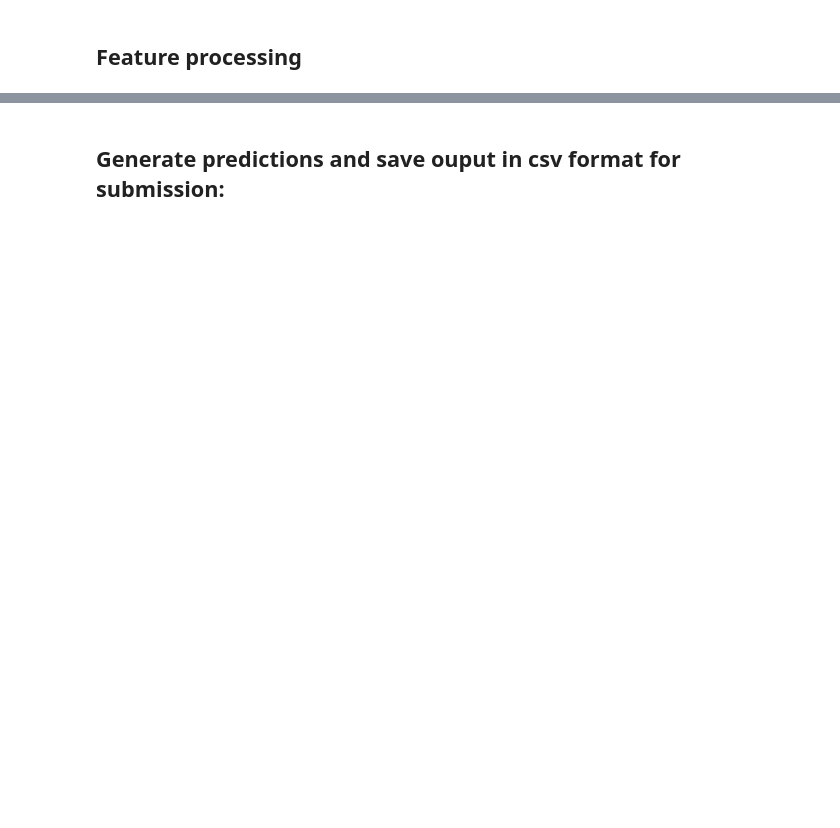
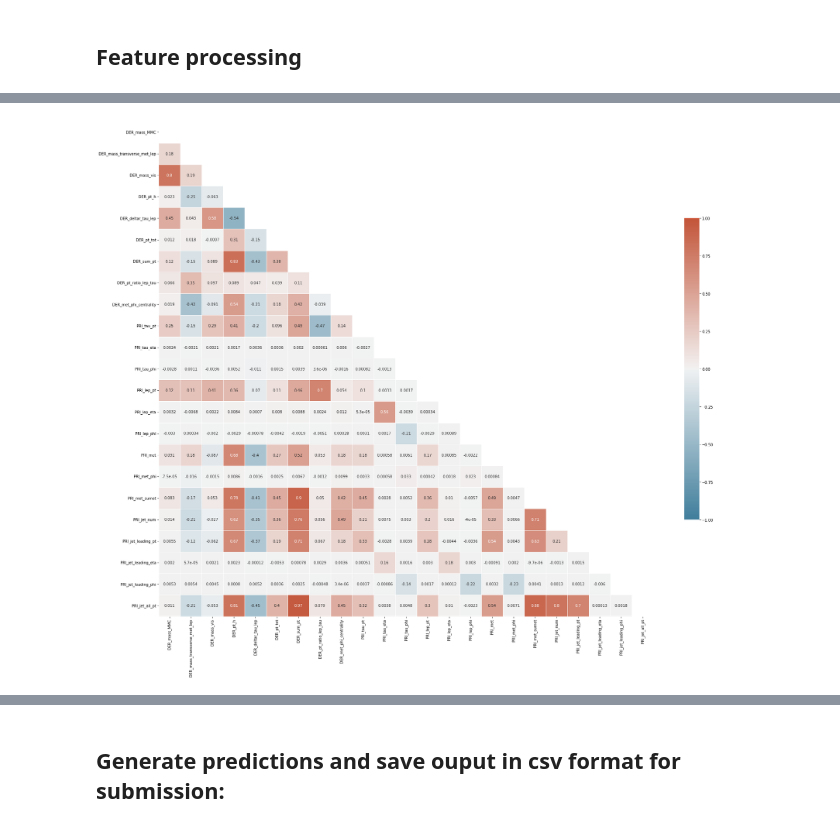
Before and after one commit to lichangling3/ML-Project-1, a Jupyter notebook: src/project1.ipynb, the cells around one changed output, grey strips where cells are left out. Cells and saved outputs as stored; diff of their text form; code cells hidden in the pictures; blank space fills up the shorter version.

```diff
--- a/src/project1.ipynb
+++ b/src/project1.ipynb
@@ -42,7 +43,7 @@ print(f"Number of columns: {D}")
 Number of rows: 250000
 Number of columns: 30
 # %%
-for i in range(D):
-    col = tx[:5, i]
-    print(f"Column {i:2d}: {col}")
+for i, colname in enumerate(column_names):
+    col = x_train[:5, i]
+    print(f"{i:2} - {colname:30s}: {col}")
 # %% [output]
@@ -137,0 +105,29 @@ np.unique(np.abs(pred - y), return_counts=True)
+# %%
+def handle_invalid(x, column_names=None):
+    """Takes a dataset and a list of columns names. Removes columns with too many invalid values.
+    Replaces remaining invalid values with mean of its respective column."""
+
+    invalid_value = -999.0
+    invalid_threshold = 0.7
+
+    # Remove columns with a pct of invalid values above 70%
+    pct_undef = (x <= invalid_value).mean(axis=0)
+    below_thresh = pct_undef < invalid_threshold
+
+    print(f"{(~below_thresh).sum()} columns are above the invalid threshold. Removing", end="\n\t")
+    if column_names is not None:
+        print(*column_names[~below_thresh], sep="\n\t")
+        column_names = column_names[below_thresh]
+
+    x = x[:, below_thresh]
+
+    # Replace -999 with mean value of remaining values for each column still in dataset
+    for i in range(x.shape[1]):
+        col = x[:, i]
+        mean = col[col > invalid_value].mean()
+        col[col <= invalid_value] = mean
+
+    return x, column_names
+
+
+x_train, column_names = handle_invalid(x_train, column_names)
@@ -137,0 +143,4 @@ np.unique(np.abs(pred - y), return_counts=True)
+# %%
+plot_corr_matrix(x_train, column_names)
+# %% [output]
+[figure, added]
```
Also changed, not shown: parts of 28 cells of this notebook, 3 other files.
